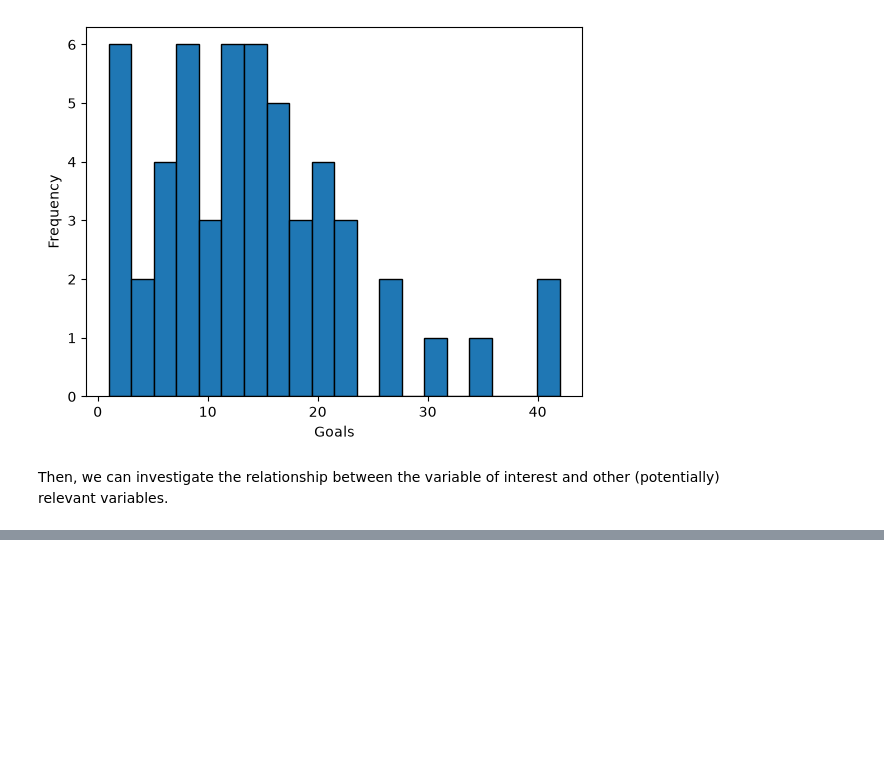
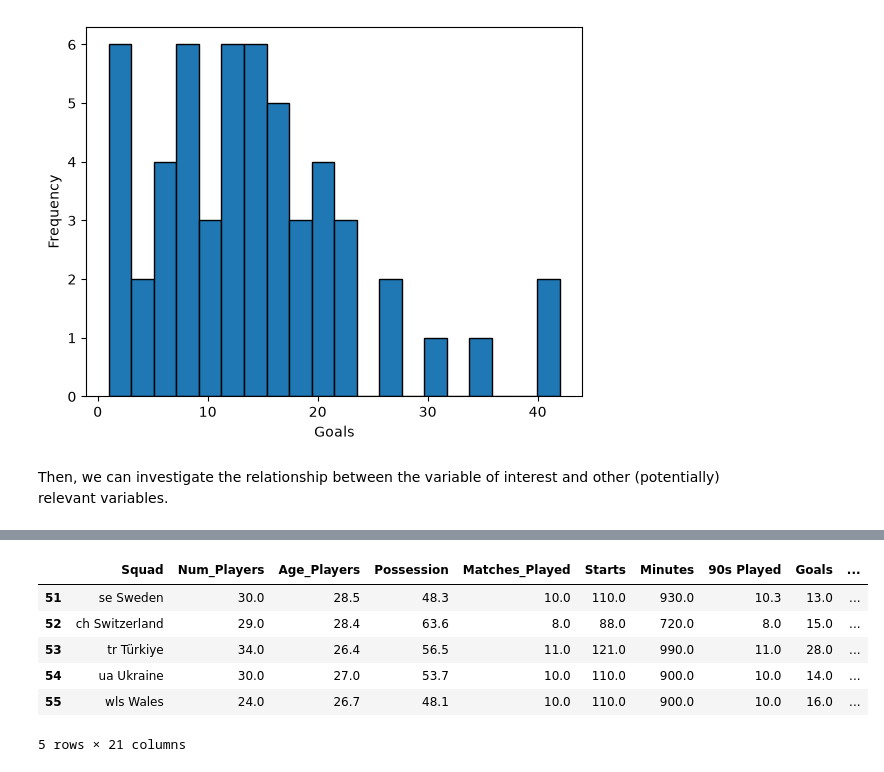
Before and after one commit to aalskdjfhg123/MDST-Sports-Soccer, a Jupyter notebook: WCQ_UEFA_datasets/attempt.ipynb, the cells around one changed output, grey strips where cells are left out. Drawn from its saved outputs; the diff is of its cells as text; code cells hidden in the pictures; blank space fills up the shorter version.

```diff
--- a/WCQ_UEFA_datasets/attempt.ipynb
+++ b/WCQ_UEFA_datasets/attempt.ipynb
@@ -272,0 +265,10 @@ Then, we can investigate the relationship between the variable of interest and o
+# %%
+df2022.tail()
+# %% [output]
+|  | Squad | Num_Players | Age_Players | Possession | Matches_Played | Starts | Minutes | 90s Played | Goals | ... |
+| 51 | se Sweden | 30.0 | 28.5 | 48.3 | 10.0 | 110.0 | 930.0 | 10.3 | 13.0 | ... |
+| 52 | ch Switzerland | 29.0 | 28.4 | 63.6 | 8.0 | 88.0 | 720.0 | 8.0 | 15.0 | ... |
+| 53 | tr Türkiye | 34.0 | 26.4 | 56.5 | 11.0 | 121.0 | 990.0 | 11.0 | 28.0 | ... |
+| 54 | ua Ukraine | 30.0 | 27.0 | 53.7 | 10.0 | 110.0 | 900.0 | 10.0 | 14.0 | ... |
+| 55 | wls Wales | 24.0 | 26.7 | 48.1 | 10.0 | 110.0 | 900.0 | 10.0 | 16.0 | ... |
+5 rows × 21 columns
```
Also changed, not shown: parts of 4 cells of this notebook.
